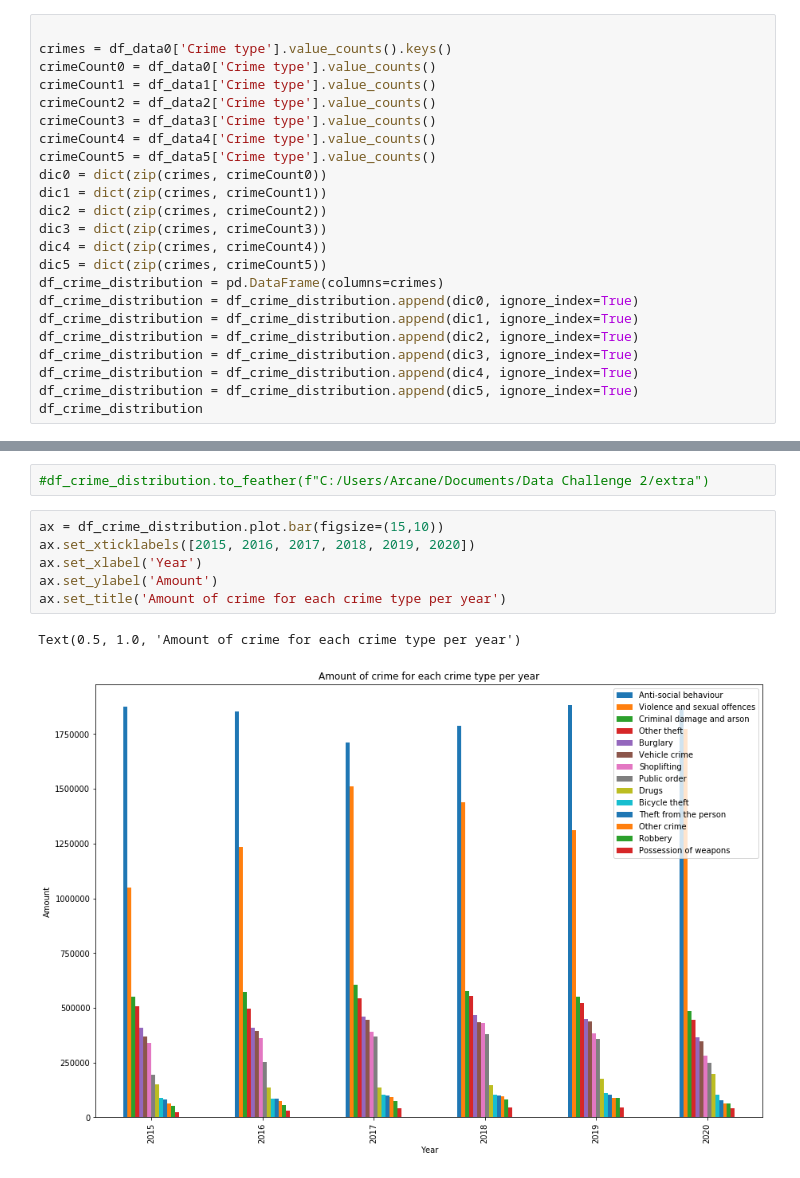
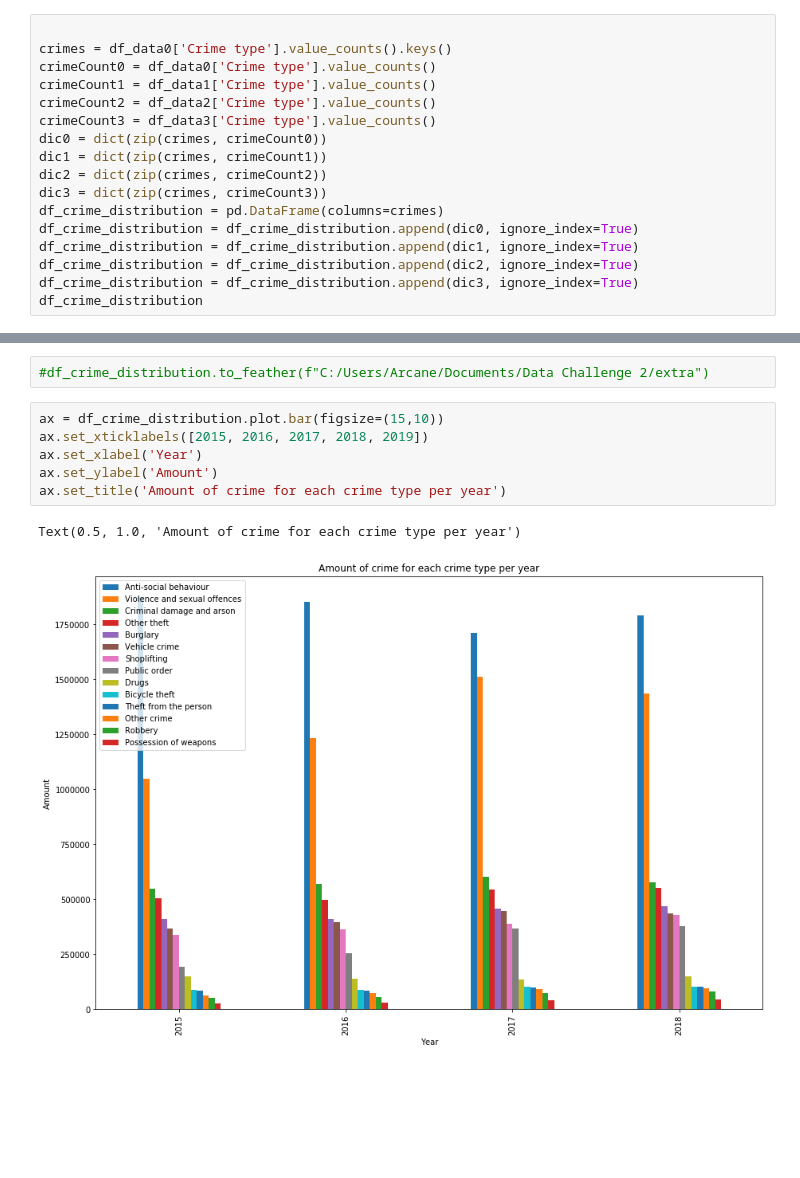
Before and after one commit to Dazai1623818/Datachallenge-2, a Jupyter notebook: Prophet.ipynb, the cells around one changed output, grey strips where cells are left out. Saved outputs shown, nothing was run; the diff lists cells and outputs as text; blank space fills up the shorter version.

```diff
--- a/Prophet.ipynb
+++ b/Prophet.ipynb
@@ -241,21 +239,15 @@ crimeCount0 = df_data0['Crime type'].value_counts()
 crimeCount1 = df_data1['Crime type'].value_counts()
 crimeCount2 = df_data2['Crime type'].value_counts()
 crimeCount3 = df_data3['Crime type'].value_counts()
-crimeCount4 = df_data4['Crime type'].value_counts()
-crimeCount5 = df_data5['Crime type'].value_counts()
 dic0 = dict(zip(crimes, crimeCount0))
 dic1 = dict(zip(crimes, crimeCount1))
 dic2 = dict(zip(crimes, crimeCount2))
 dic3 = dict(zip(crimes, crimeCount3))
-dic4 = dict(zip(crimes, crimeCount4))
-dic5 = dict(zip(crimes, crimeCount5))
 df_crime_distribution = pd.DataFrame(columns=crimes)
 df_crime_distribution = df_crime_distribution.append(dic0, ignore_index=True)
 df_crime_distribution = df_crime_distribution.append(dic1, ignore_index=True)
 df_crime_distribution = df_crime_distribution.append(dic2, ignore_index=True)
 df_crime_distribution = df_crime_distribution.append(dic3, ignore_index=True)
-df_crime_distribution = df_crime_distribution.append(dic4, ignore_index=True)
-df_crime_distribution = df_crime_distribution.append(dic5, ignore_index=True)
 df_crime_distribution
 # %% [output]
 |  | Anti-social behaviour | Violence and sexual offences | Criminal damage and arson | Other theft | Burglary | ... |
@@ -272,13 +262,13 @@ df_crime_distribution1 = df_crime_distribution1.append(dic0, ignore_index=True)
 #df_crime_distribution.to_feather(f"C:/Users/Arcane/Documents/Data Challenge 2/extra")
 # %%
 ax = df_crime_distribution.plot.bar(figsize=(15,10))
-ax.set_xticklabels([2015, 2016, 2017, 2018, 2019, 2020])
+ax.set_xticklabels([2015, 2016, 2017, 2018, 2019])
 ax.set_xlabel('Year')
 ax.set_ylabel('Amount')
 ax.set_title('Amount of crime for each crime type per year')
 # %% [output]
 Text(0.5, 1.0, 'Amount of crime for each crime type per year')
-[figure, old version]
+[figure, new version]
 # %%
 sum0 = sum(crimeCount0)
 sum1 = sum(crimeCount1)
```
Also changed, not shown: parts of 5 cells of this notebook, 1 other file.
